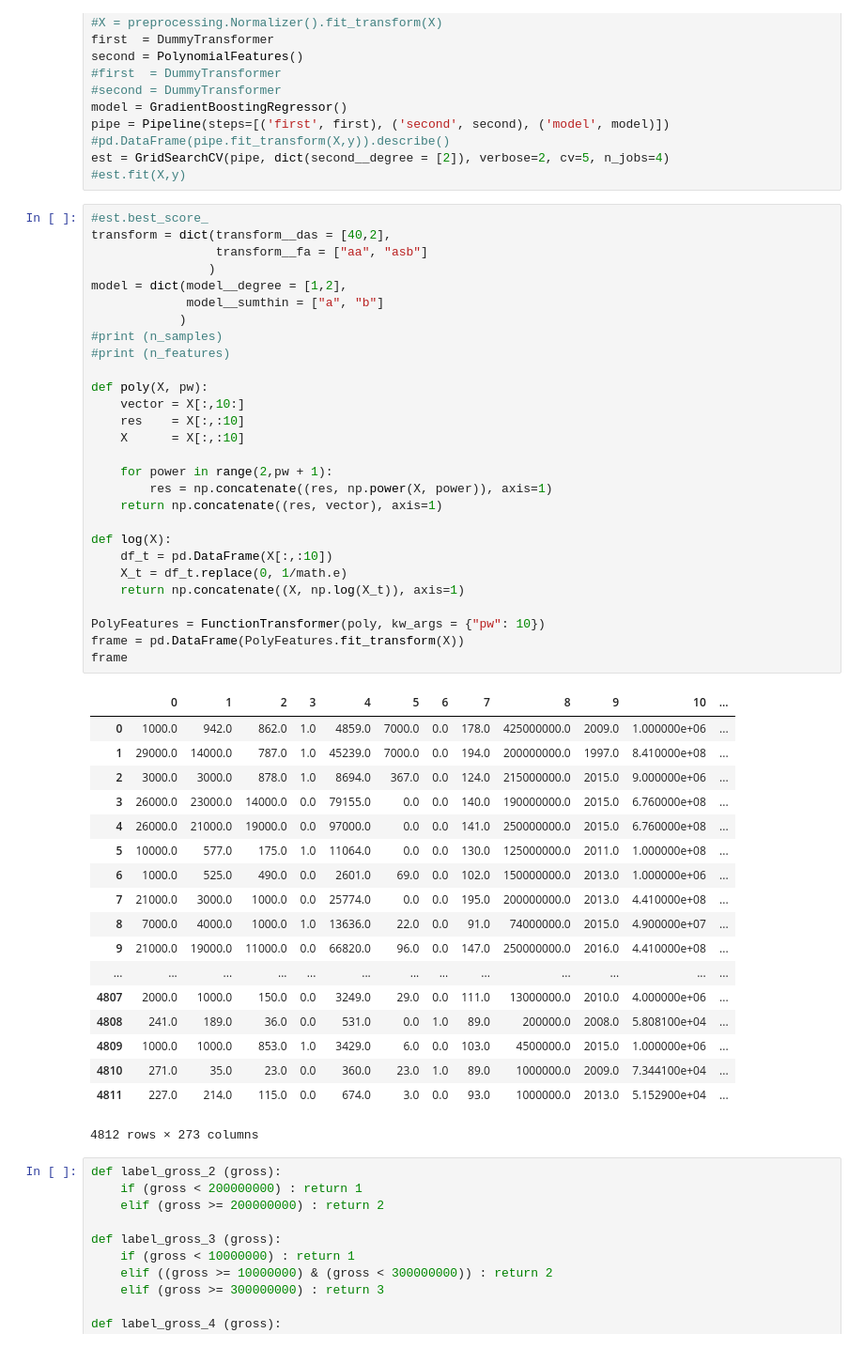
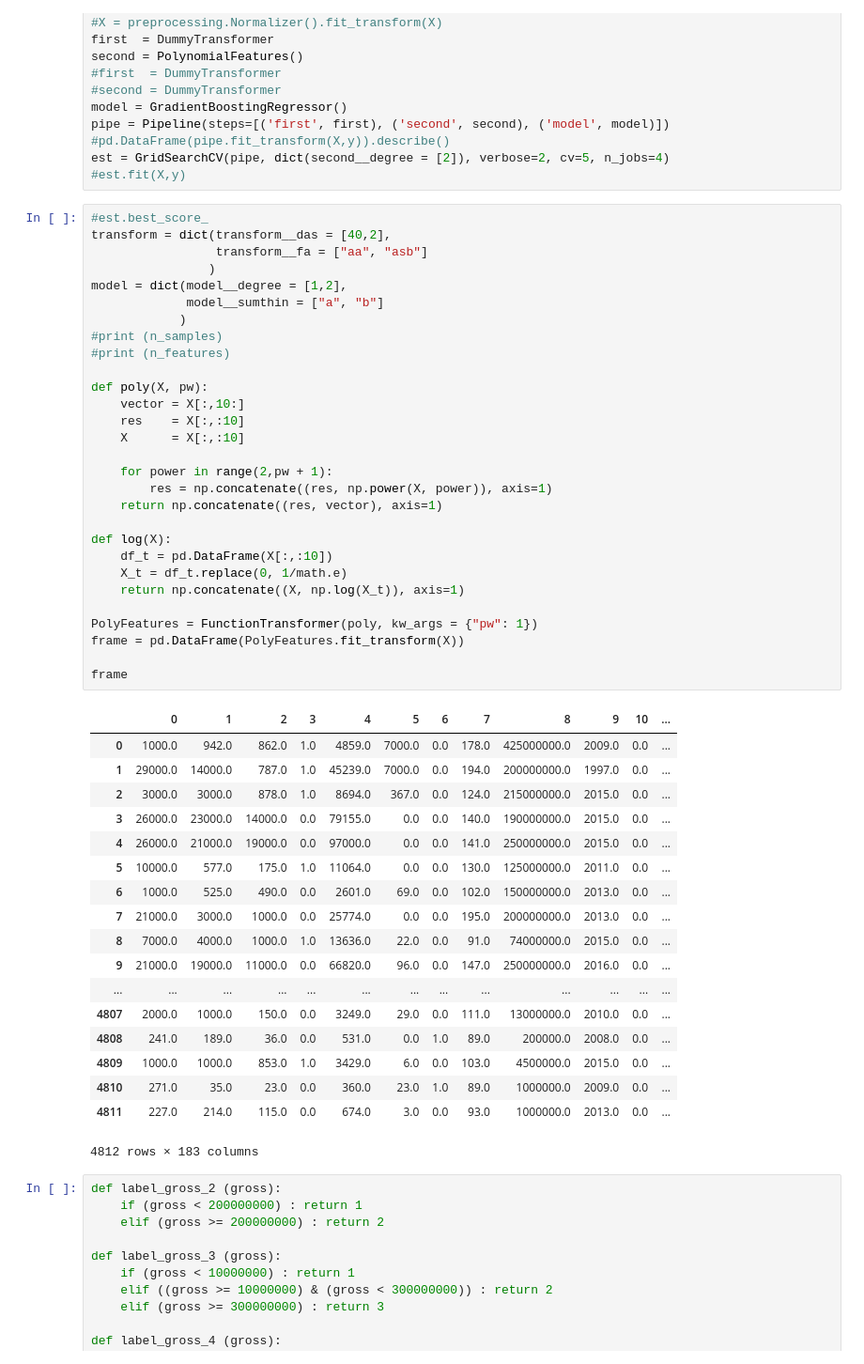
Before and after one commit to rihardsbar/dm-predictive-ml, a Jupyter notebook: logistic_regression/svr_tensorflow.ipynb, the cells around one changed output. Shown at 94% size. Cells and saved outputs as stored; diff of their text form.

```diff
--- a/logistic_regression/svr_tensorflow.ipynb
+++ b/logistic_regression/svr_tensorflow.ipynb
@@ -190,50 +190,51 @@ est = GridSearchCV(pipe, dict(second__degree = [2]), verbose=2, cv=5, n_jobs=4)
 # %%
 #est.best_score_
 transform = dict(transform__das = [40,2],
                  transform__fa = ["aa", "asb"]
                 )
 model = dict(model__degree = [1,2],
              model__sumthin = ["a", "b"]
             )
 #print (n_samples)
 #print (n_features)
 
 def poly(X, pw):
     vector = X[:,10:]
     res    = X[:,:10]
     X      = X[:,:10]
 
     for power in range(2,pw + 1):
         res = np.concatenate((res, np.power(X, power)), axis=1)
     return np.concatenate((res, vector), axis=1)
 
 def log(X):
     df_t = pd.DataFrame(X[:,:10])
     X_t = df_t.replace(0, 1/math.e)
     return np.concatenate((X, np.log(X_t)), axis=1)
 
-PolyFeatures = FunctionTransformer(poly, kw_args = {"pw": 10})
+PolyFeatures = FunctionTransformer(poly, kw_args = {"pw": 1})
 frame = pd.DataFrame(PolyFeatures.fit_transform(X))
+
 frame
 # %% [output]
 |  | 0 | 1 | 2 | 3 | 4 | 5 | 6 | 7 | 8 | 9 | 10 | ... |
-| 0 | 1000.0 | 942.0 | 862.0 | 1.0 | 4859.0 | 7000.0 | 0.0 | 178.0 | 425000000.0 | 2009.0 | 1.000000e+06 | ... |
-| 1 | 29000.0 | 14000.0 | 787.0 | 1.0 | 45239.0 | 7000.0 | 0.0 | 194.0 | 200000000.0 | 1997.0 | 8.410000e+08 | ... |
-| 2 | 3000.0 | 3000.0 | 878.0 | 1.0 | 8694.0 | 367.0 | 0.0 | 124.0 | 215000000.0 | 2015.0 | 9.000000e+06 | ... |
-| 3 | 26000.0 | 23000.0 | 14000.0 | 0.0 | 79155.0 | 0.0 | 0.0 | 140.0 | 190000000.0 | 2015.0 | 6.760000e+08 | ... |
-| 4 | 26000.0 | 21000.0 | 19000.0 | 0.0 | 97000.0 | 0.0 | 0.0 | 141.0 | 250000000.0 | 2015.0 | 6.760000e+08 | ... |
-| 5 | 10000.0 | 577.0 | 175.0 | 1.0 | 11064.0 | 0.0 | 0.0 | 130.0 | 125000000.0 | 2011.0 | 1.000000e+08 | ... |
-| 6 | 1000.0 | 525.0 | 490.0 | 0.0 | 2601.0 | 69.0 | 0.0 | 102.0 | 150000000.0 | 2013.0 | 1.000000e+06 | ... |
-| 7 | 21000.0 | 3000.0 | 1000.0 | 0.0 | 25774.0 | 0.0 | 0.0 | 195.0 | 200000000.0 | 2013.0 | 4.410000e+08 | ... |
-| 8 | 7000.0 | 4000.0 | 1000.0 | 1.0 | 13636.0 | 22.0 | 0.0 | 91.0 | 74000000.0 | 2015.0 | 4.900000e+07 | ... |
-| 9 | 21000.0 | 19000.0 | 11000.0 | 0.0 | 66820.0 | 96.0 | 0.0 | 147.0 | 250000000.0 | 2016.0 | 4.410000e+08 | ... |
+| 0 | 1000.0 | 942.0 | 862.0 | 1.0 | 4859.0 | 7000.0 | 0.0 | 178.0 | 425000000.0 | 2009.0 | 0.0 | ... |
+| 1 | 29000.0 | 14000.0 | 787.0 | 1.0 | 45239.0 | 7000.0 | 0.0 | 194.0 | 200000000.0 | 1997.0 | 0.0 | ... |
+| 2 | 3000.0 | 3000.0 | 878.0 | 1.0 | 8694.0 | 367.0 | 0.0 | 124.0 | 215000000.0 | 2015.0 | 0.0 | ... |
+| 3 | 26000.0 | 23000.0 | 14000.0 | 0.0 | 79155.0 | 0.0 | 0.0 | 140.0 | 190000000.0 | 2015.0 | 0.0 | ... |
+| 4 | 26000.0 | 21000.0 | 19000.0 | 0.0 | 97000.0 | 0.0 | 0.0 | 141.0 | 250000000.0 | 2015.0 | 0.0 | ... |
+| 5 | 10000.0 | 577.0 | 175.0 | 1.0 | 11064.0 | 0.0 | 0.0 | 130.0 | 125000000.0 | 2011.0 | 0.0 | ... |
+| 6 | 1000.0 | 525.0 | 490.0 | 0.0 | 2601.0 | 69.0 | 0.0 | 102.0 | 150000000.0 | 2013.0 | 0.0 | ... |
+| 7 | 21000.0 | 3000.0 | 1000.0 | 0.0 | 25774.0 | 0.0 | 0.0 | 195.0 | 200000000.0 | 2013.0 | 0.0 | ... |
+| 8 | 7000.0 | 4000.0 | 1000.0 | 1.0 | 13636.0 | 22.0 | 0.0 | 91.0 | 74000000.0 | 2015.0 | 0.0 | ... |
+| 9 | 21000.0 | 19000.0 | 11000.0 | 0.0 | 66820.0 | 96.0 | 0.0 | 147.0 | 250000000.0 | 2016.0 | 0.0 | ... |
 | ... | ... | ... | ... | ... | ... | ... | ... | ... | ... | ... | ... | ... |
-| 4807 | 2000.0 | 1000.0 | 150.0 | 0.0 | 3249.0 | 29.0 | 0.0 | 111.0 | 13000000.0 | 2010.0 | 4.000000e+06 | ... |
-| 4808 | 241.0 | 189.0 | 36.0 | 0.0 | 531.0 | 0.0 | 1.0 | 89.0 | 200000.0 | 2008.0 | 5.808100e+04 | ... |
-| 4809 | 1000.0 | 1000.0 | 853.0 | 1.0 | 3429.0 | 6.0 | 0.0 | 103.0 | 4500000.0 | 2015.0 | 1.000000e+06 | ... |
-| 4810 | 271.0 | 35.0 | 23.0 | 0.0 | 360.0 | 23.0 | 1.0 | 89.0 | 1000000.0 | 2009.0 | 7.344100e+04 | ... |
-| 4811 | 227.0 | 214.0 | 115.0 | 0.0 | 674.0 | 3.0 | 0.0 | 93.0 | 1000000.0 | 2013.0 | 5.152900e+04 | ... |
+| 4807 | 2000.0 | 1000.0 | 150.0 | 0.0 | 3249.0 | 29.0 | 0.0 | 111.0 | 13000000.0 | 2010.0 | 0.0 | ... |
+| 4808 | 241.0 | 189.0 | 36.0 | 0.0 | 531.0 | 0.0 | 1.0 | 89.0 | 200000.0 | 2008.0 | 0.0 | ... |
+| 4809 | 1000.0 | 1000.0 | 853.0 | 1.0 | 3429.0 | 6.0 | 0.0 | 103.0 | 4500000.0 | 2015.0 | 0.0 | ... |
+| 4810 | 271.0 | 35.0 | 23.0 | 0.0 | 360.0 | 23.0 | 1.0 | 89.0 | 1000000.0 | 2009.0 | 0.0 | ... |
+| 4811 | 227.0 | 214.0 | 115.0 | 0.0 | 674.0 | 3.0 | 0.0 | 93.0 | 1000000.0 | 2013.0 | 0.0 | ... |
-4812 rows × 273 columns
+4812 rows × 183 columns
 # %%
 def label_gross_2 (gross):
     if (gross < 200000000) : return 1
```
Also changed, not shown: parts of 3 cells of this notebook, 1 other file.
